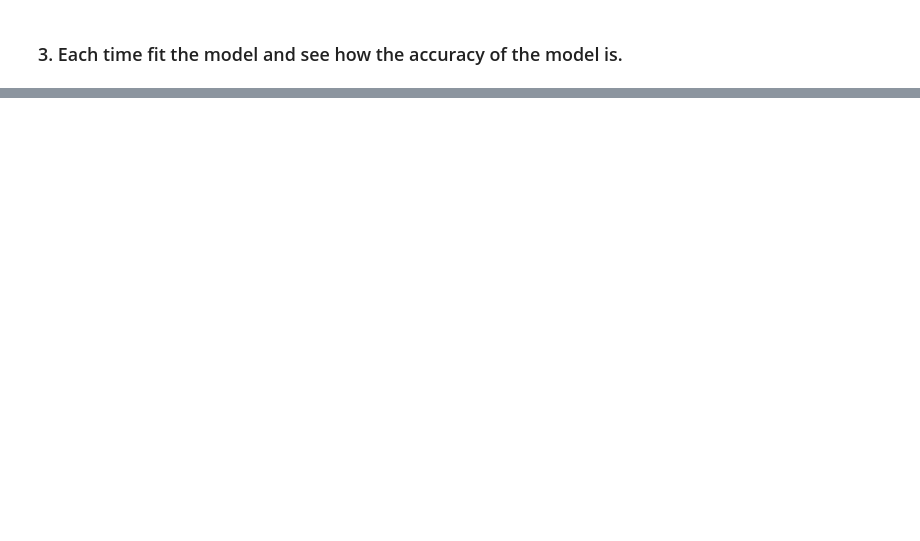
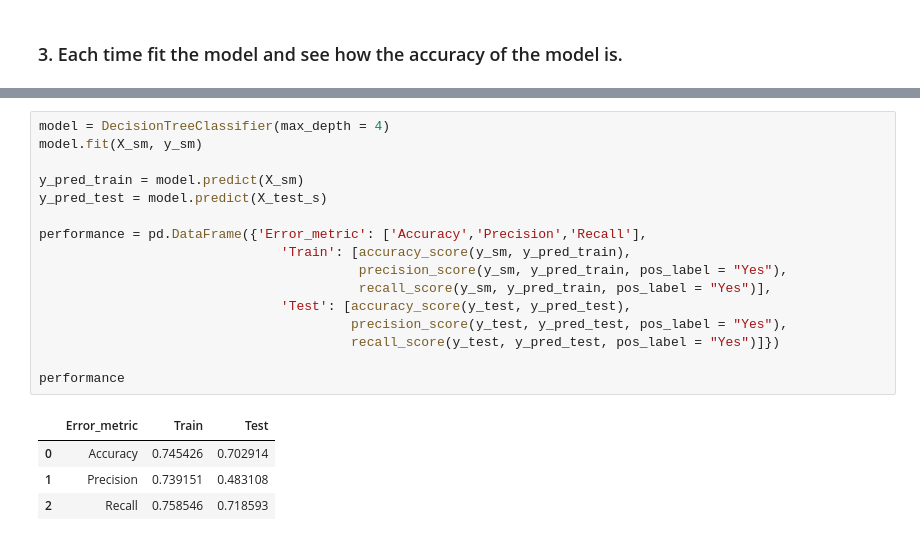
Before and after one commit to ericanna/Lab_Classification-Handling-Imbalanced-Data, a Jupyter notebook: Lab_Classification-Handling-Imbalanced-Data.ipynb, the cells around one changed output, grey strips where cells are left out. Drawn from its saved outputs; the diff is of its cells as text; blank space fills up the shorter version.

```diff
--- a/Lab_Classification-Handling-Imbalanced-Data.ipynb
+++ b/Lab_Classification-Handling-Imbalanced-Data.ipynb
@@ -286,0 +400,21 @@ Note: So far we have not balanced the data.
+# %%
+model = DecisionTreeClassifier(max_depth = 4)
+model.fit(X_sm, y_sm)
+
+y_pred_train = model.predict(X_sm)
+y_pred_test = model.predict(X_test_s)
+
+performance = pd.DataFrame({'Error_metric': ['Accuracy','Precision','Recall'],
+                               'Train': [accuracy_score(y_sm, y_pred_train),
+                                         precision_score(y_sm, y_pred_train, pos_label = "Yes"),
+                                         recall_score(y_sm, y_pred_train, pos_label = "Yes")],
+                               'Test': [accuracy_score(y_test, y_pred_test),
+                                        precision_score(y_test, y_pred_test, pos_label = "Yes"),
+                                        recall_score(y_test, y_pred_test, pos_label = "Yes")]})
+
+performance
+# %% [output]
+|  | Error_metric | Train | Test |
+| 0 | Accuracy | 0.745426 | 0.702914 |
+| 1 | Precision | 0.739151 | 0.483108 |
+| 2 | Recall | 0.758546 | 0.718593 |
```
Also changed, not shown: parts of 9 cells of this notebook.
